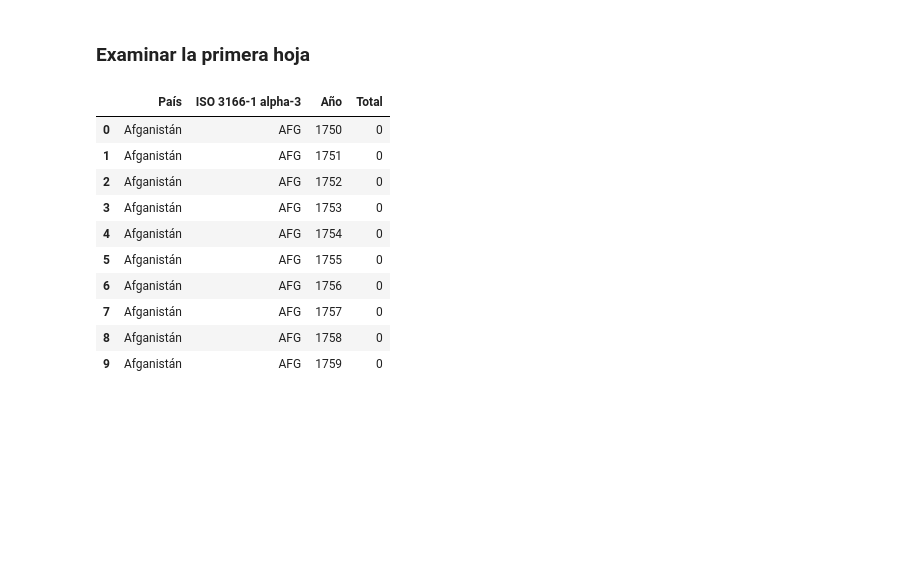
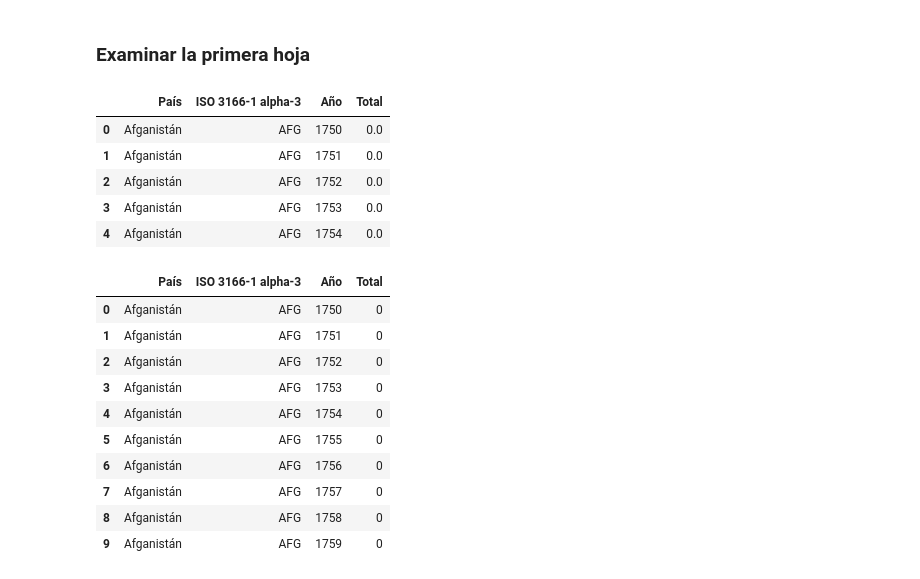
Before and after one commit to LejImkoaj/caracteristicas-basicas-pandas, a Jupyter notebook: caracteristicas-pandas/importando excel/importando_excel.ipynb, the cells around one changed output. Drawn from its saved outputs; the diff is of its cells as text; code cells hidden in the pictures; blank space fills up the shorter version.

```diff
--- a/caracteristicas-pandas/importando excel/importando_excel.ipynb
+++ b/caracteristicas-pandas/importando excel/importando_excel.ipynb
@@ -51,3 +51,13 @@ fuentes.sample(5)
 # %% [markdown]
 ### Examinar la primera hoja
+# %%
+intervalo = pd.read_excel(archivo, sheet_name='emisiones_C02', usecols='A:D')
+intervalo.head()
+# %% [output]
+|  | País | ISO 3166-1 alpha-3 | Año | Total |
+| 0 | Afganistán | AFG | 1750 | 0.0 |
+| 1 | Afganistán | AFG | 1751 | 0.0 |
+| 2 | Afganistán | AFG | 1752 | 0.0 |
+| 3 | Afganistán | AFG | 1753 | 0.0 |
+| 4 | Afganistán | AFG | 1754 | 0.0 |
 # %%
```
Also changed, not shown: parts of 17 cells of this notebook, 1 other file.
